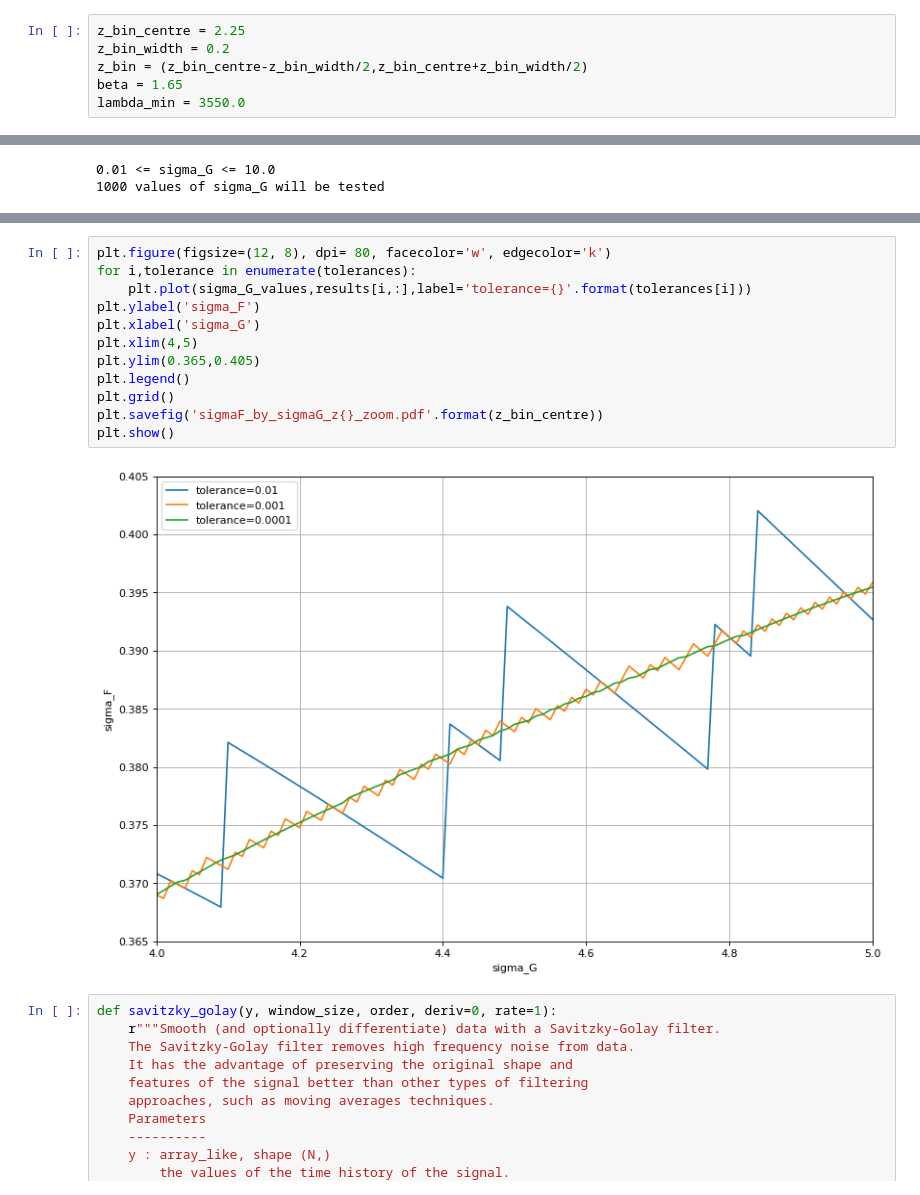
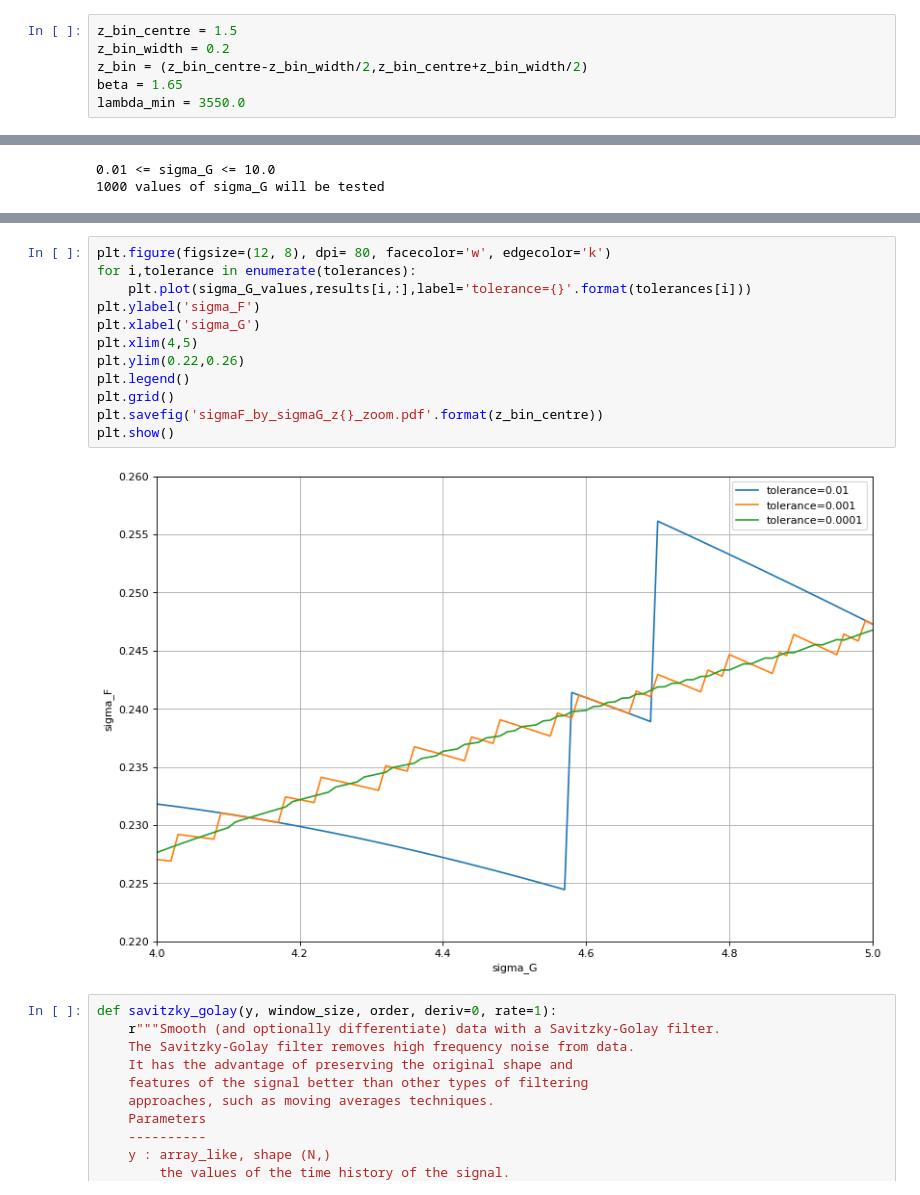
Before and after one commit to igmhub/LyaCoLoRe, a Jupyter notebook: example_scripts/tune_flux.ipynb, the cells around one changed output, grey strips where cells are left out. Cells and saved outputs as stored; diff of their text form.

```diff
--- a/example_scripts/tune_flux.ipynb
+++ b/example_scripts/tune_flux.ipynb
@@ -4,7 +4,7 @@ import matplotlib.pyplot as plt
 from astropy.io import fits
 lya=1215.67
 # %%
-z_bin_centre = 2.25
+z_bin_centre = 1.5
 z_bin_width = 0.2
 z_bin = (z_bin_centre-z_bin_width/2,z_bin_centre+z_bin_width/2)
 beta = 1.65
@@ -162,17 +162,17 @@ plt.show()
 # %%
 plt.figure(figsize=(12, 8), dpi= 80, facecolor='w', edgecolor='k')
 for i,tolerance in enumerate(tolerances):
     plt.plot(sigma_G_values,results[i,:],label='tolerance={}'.format(tolerances[i]))
 plt.ylabel('sigma_F')
 plt.xlabel('sigma_G')
 plt.xlim(4,5)
-plt.ylim(0.365,0.405)
+plt.ylim(0.22,0.26)
 plt.legend()
 plt.grid()
 plt.savefig('sigmaF_by_sigmaG_z{}_zoom.pdf'.format(z_bin_centre))
 plt.show()
 # %% [output]
-[figure, old version]
+[figure, new version]
 # %%
 def savitzky_golay(y, window_size, order, deriv=0, rate=1):
     r"""Smooth (and optionally differentiate) data with a Savitzky-Golay filter.
```
Also changed, not shown: parts of 4 cells of this notebook, 4 other files.
